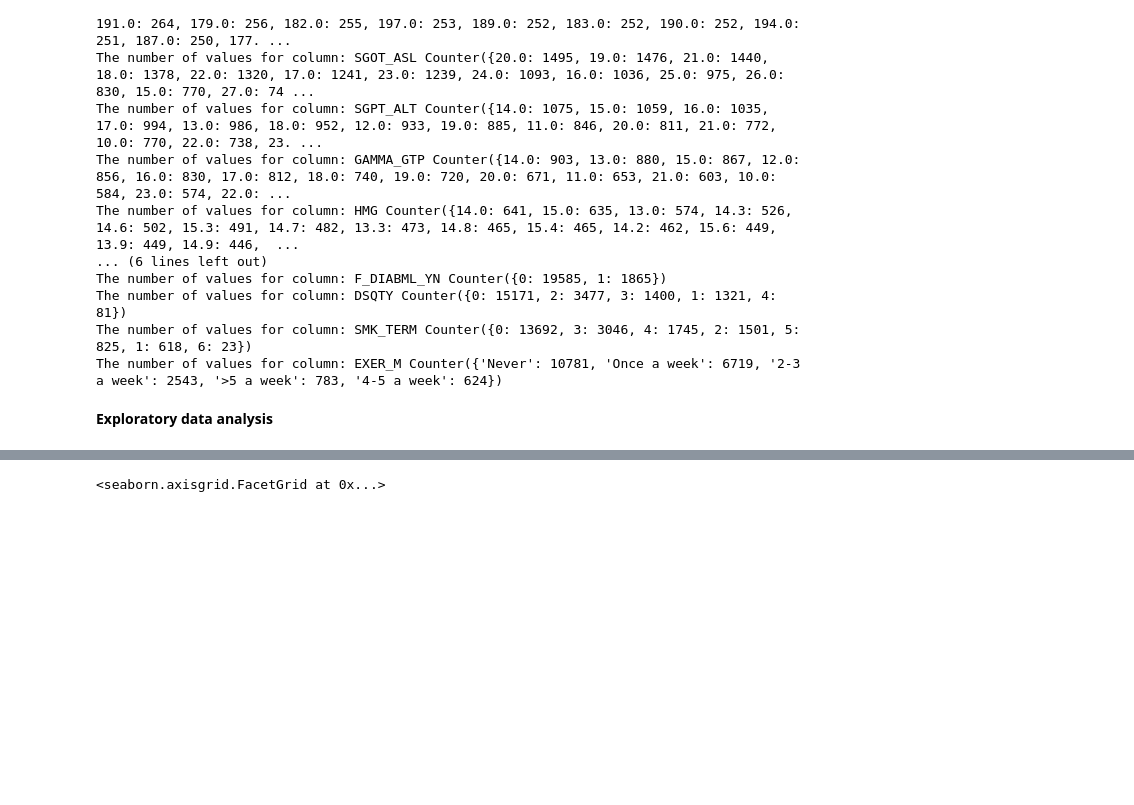
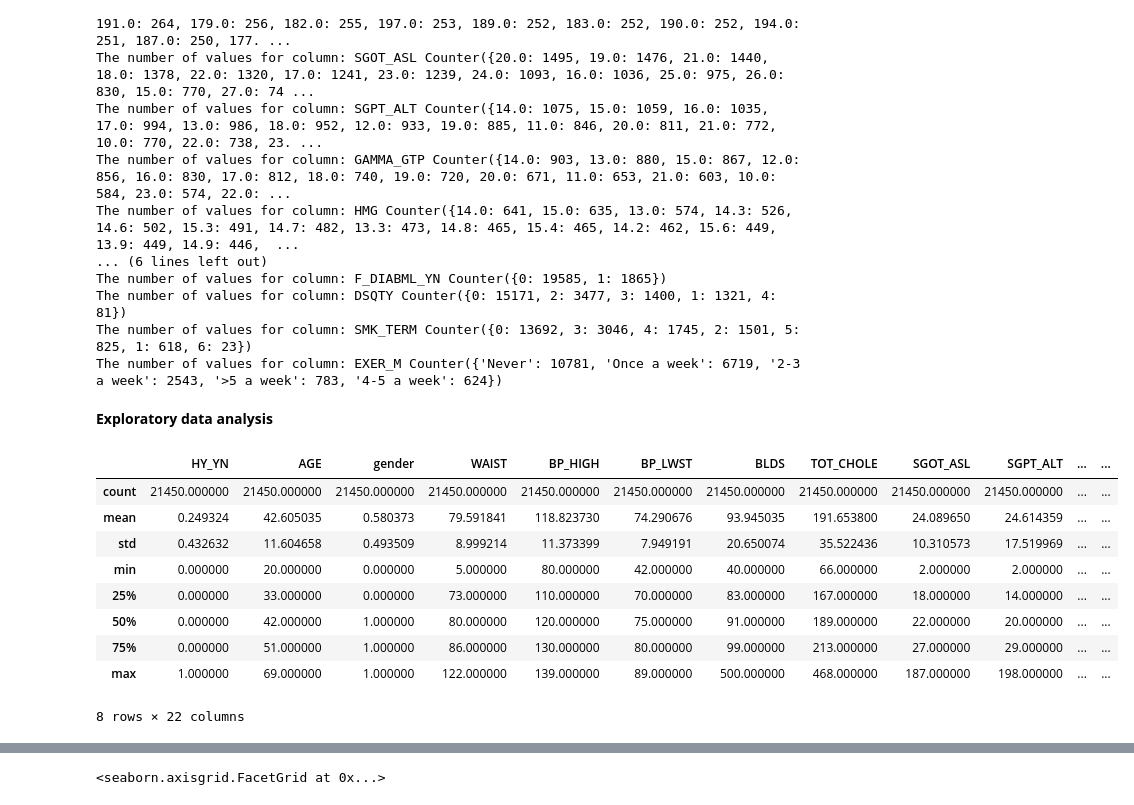
Before and after one commit to istiaqahmedfahim/restart_2022, a Jupyter notebook: Stacking.ipynb, the cells around one changed output, grey strips where cells are left out. Drawn from its saved outputs; the diff is of its cells as text; code cells hidden in the pictures; blank space fills up the shorter version.

```diff
--- a/Stacking.ipynb
+++ b/Stacking.ipynb
@@ -296,3 +296,16 @@ The number of values for column: SMK_TERM Counter({0: 13692, 3: 3046, 4: 1745, 2
 The number of values for column: EXER_M Counter({'Never': 10781, 'Once a week': 6719, '2-3 a week': 2543, '>5 a week': 783, '4-5 a week': 624})
 # %% [markdown]
 **Exploratory data analysis**
+# %%
+dataset.describe()
+# %% [output]
+|  | HY_YN | AGE | gender | WAIST | BP_HIGH | BP_LWST | BLDS | TOT_CHOLE | SGOT_ASL | SGPT_ALT | ... | ... |
+| count | 21450.000000 | 21450.000000 | 21450.000000 | 21450.000000 | 21450.000000 | 21450.000000 | 21450.000000 | 21450.000000 | 21450.000000 | 21450.000000 | ... | ... |
+| mean | 0.249324 | 42.605035 | 0.580373 | 79.591841 | 118.823730 | 74.290676 | 93.945035 | 191.653800 | 24.089650 | 24.614359 | ... | ... |
+| std | 0.432632 | 11.604658 | 0.493509 | 8.999214 | 11.373399 | 7.949191 | 20.650074 | 35.522436 | 10.310573 | 17.519969 | ... | ... |
+| min | 0.000000 | 20.000000 | 0.000000 | 5.000000 | 80.000000 | 42.000000 | 40.000000 | 66.000000 | 2.000000 | 2.000000 | ... | ... |
+| 25% | 0.000000 | 33.000000 | 0.000000 | 73.000000 | 110.000000 | 70.000000 | 83.000000 | 167.000000 | 18.000000 | 14.000000 | ... | ... |
+| 50% | 0.000000 | 42.000000 | 1.000000 | 80.000000 | 120.000000 | 75.000000 | 91.000000 | 189.000000 | 22.000000 | 20.000000 | ... | ... |
+| 75% | 0.000000 | 51.000000 | 1.000000 | 86.000000 | 130.000000 | 80.000000 | 99.000000 | 213.000000 | 27.000000 | 29.000000 | ... | ... |
+| max | 1.000000 | 69.000000 | 1.000000 | 122.000000 | 139.000000 | 89.000000 | 500.000000 | 468.000000 | 187.000000 | 198.000000 | ... | ... |
+8 rows × 22 columns
```
Also changed, not shown: parts of 2 cells of this notebook.
